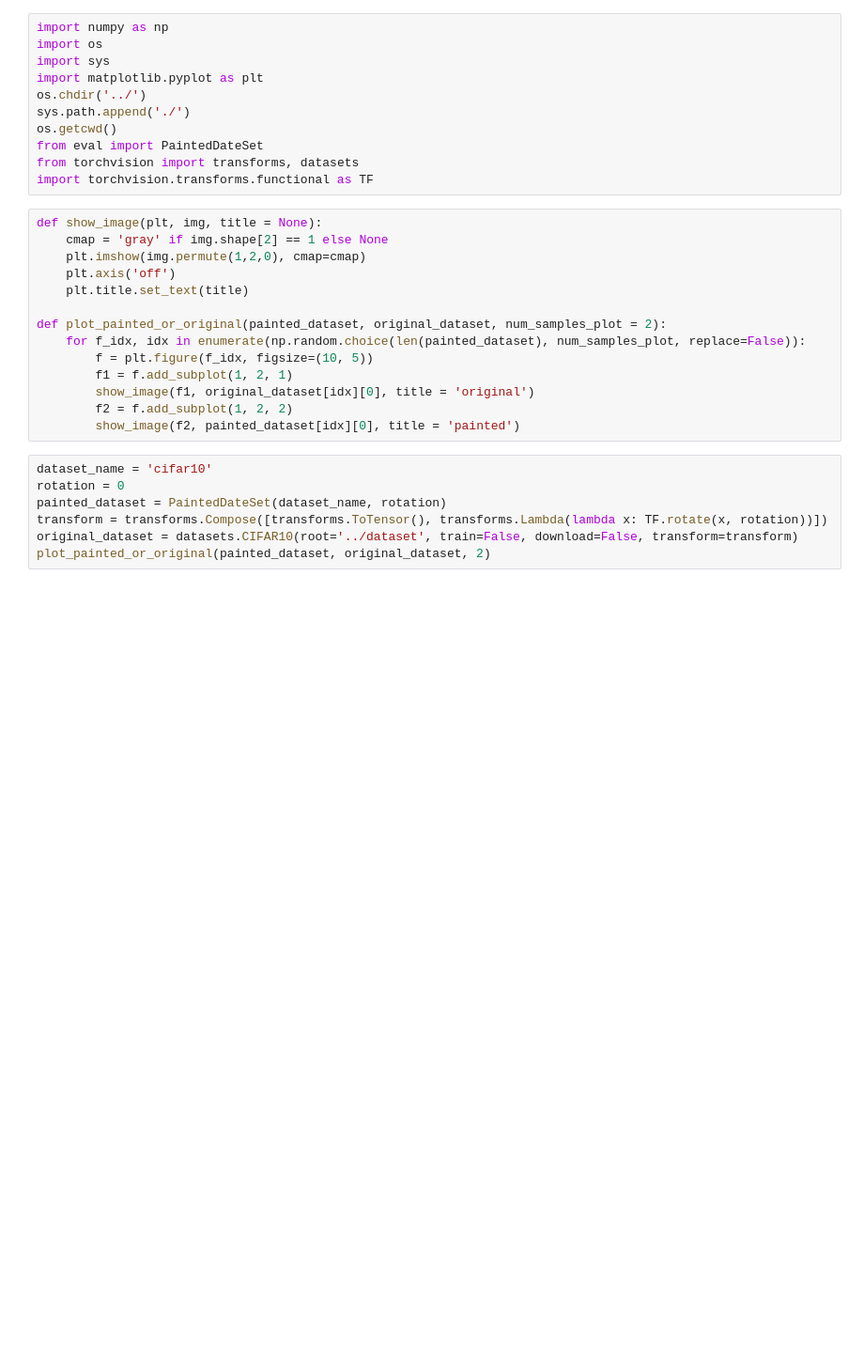
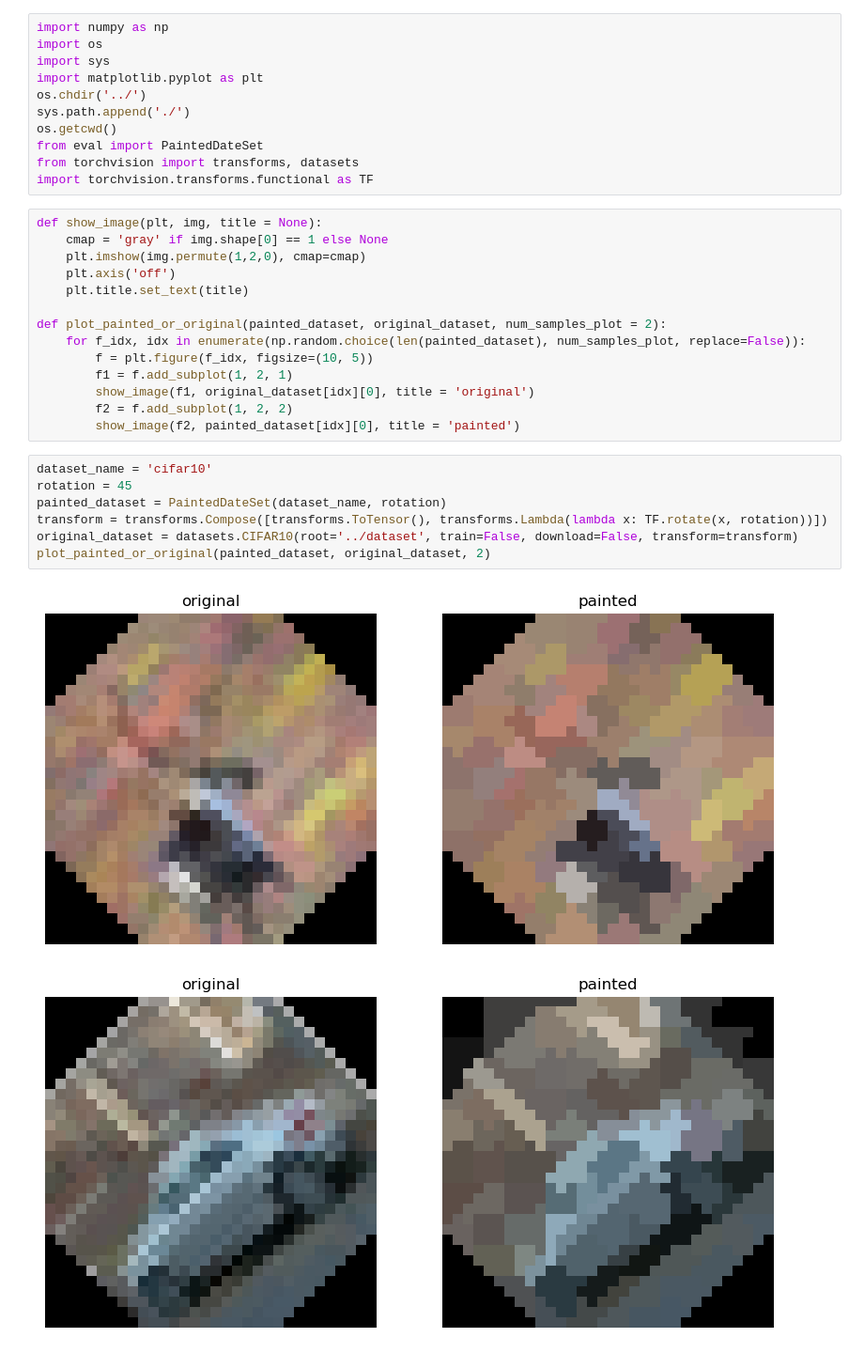
Before and after one commit to chunbaobao/GeNet, a Jupyter notebook: visualization/painted_visualization.ipynb, the cells around one changed output. Shown at 94% size. Cells and saved outputs as stored; diff of their text form; blank space fills up the shorter version.

```diff
--- a/visualization/painted_visualization.ipynb
+++ b/visualization/painted_visualization.ipynb
@@ -11,7 +11,7 @@ from torchvision import transforms, datasets
 import torchvision.transforms.functional as TF
 # %%
 def show_image(plt, img, title = None):
-    cmap = 'gray' if img.shape[2] == 1 else None
+    cmap = 'gray' if img.shape[0] == 1 else None
     plt.imshow(img.permute(1,2,0), cmap=cmap)
     plt.axis('off')
     plt.title.set_text(title)
@@ -25,9 +25,12 @@ def plot_painted_or_original(painted_dataset, original_dataset, num_samples_plot
         show_image(f2, painted_dataset[idx][0], title = 'painted')
 # %%
 dataset_name = 'cifar10'
-rotation = 0
+rotation = 45
 painted_dataset = PaintedDateSet(dataset_name, rotation)
 transform = transforms.Compose([transforms.ToTensor(), transforms.Lambda(lambda x: TF.rotate(x, rotation))])
 original_dataset = datasets.CIFAR10(root='../dataset', train=False, download=False, transform=transform)
 plot_painted_or_original(painted_dataset, original_dataset, 2)
+# %% [output]
+[figure, added]
+[figure, added]
 # %%
```
Also changed, not shown: parts of 1 cell of this notebook, 12 other files.
